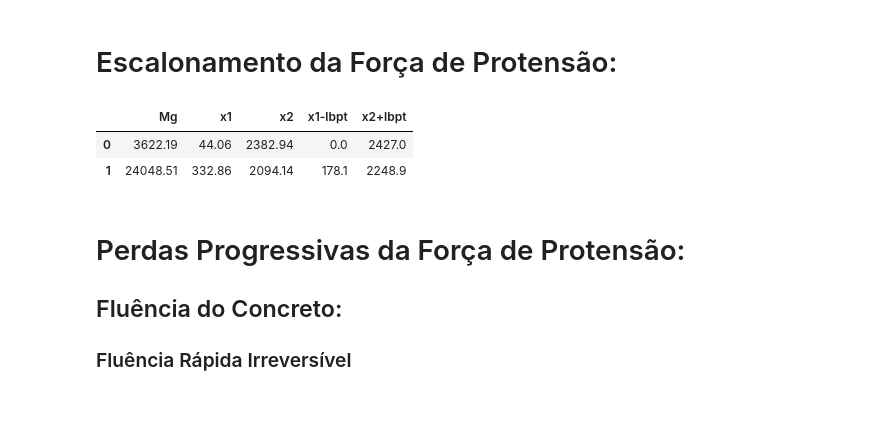
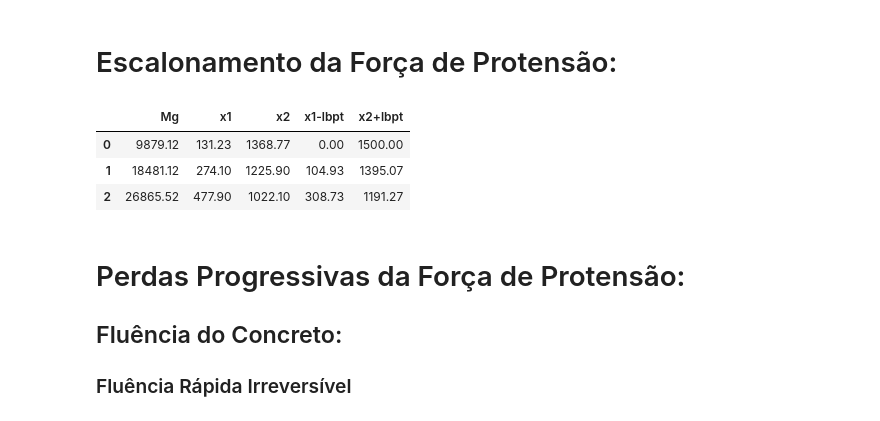
Before and after one commit to GarciaGabe/eng, a Jupyter notebook: Viga Protendida.ipynb, the cells around one changed output. Drawn from its saved outputs; the diff is of its cells as text; code cells hidden in the pictures.

```diff
--- a/Viga Protendida.ipynb
+++ b/Viga Protendida.ipynb
@@ -103,7 +103,7 @@ f_ctm = 0.03*(10*f_ck)**(2/3)
 f_ptk = 190
 f_pyd = 148.7
 f_yk = 50
-f_cj = 3.2
+f_cj = 2.8
 
 E_s = 21000
 E_p = 20000
@@ -163,7 +163,7 @@ f_{yd} &= \frac{ f_{yk} }{ 1.15 }  = \frac{ 50 }{ 1.15 } &= 43.48
 %%render 2 short
 
 Q_t0 = 0.000025*Area
-Q_tF = 0.157
+Q_tF = 0.485
 # %% [output]
 \[
 \begin{aligned}
@@ -258,7 +258,7 @@ P_{max} &= \operatorname{min} { \left( P_{1} ,\  P_{2} \right) }  = \operatornam
 
 P = P_max
 phi_1 = 1.52
-A_p1 = 1.43
+A_p1 = 1.4
 
 ## Número de cordoalhas para adotar:
 n = floor(P/(A_p1*sigma_p0))
@@ -431,11 +431,11 @@ n_{s1} &= \left \lfloor \frac{ P_{s1} }{ A_{p1} \cdot \sigma_{p0} } \right \rflo
 
 # Vetor com o número de cordoalhas em cada ponto de escalonamento:
 
-qntCordoalhas = [5,10]
+qntCordoalhas = [8,10,12]
 
 # Vetor com a excentricidade da protensão em cada ponto de escalonamento:
 
-e_p_i = [50.8,48.3]
+e_p_i = [41,41,41]
 # %% [output]
 \[
 \begin{aligned}
@@ -488,35 +489,41 @@ display(tabela1)
 # %%
 M_g = []
 x1 = []
 x2 = []
 x1_anc = []
 x2_anc = []
 
 for i in range(len(qntCordoalhas)):
     M_g.append(round( W_s*( (N_p[i]/Area) -(M_p[i]/W_s) + sigma_ct0),2) )
 
 for i in range(len(qntCordoalhas)):
-    #Bhaskara:
-    x1.append(round( (Vao - ( Vao**2 - 8*M_g[i]/Q_t0 )**0.5)/2  ,2))
-    x2.append(round( (Vao + ( Vao**2 - 8*M_g[i]/Q_t0 )**0.5)/2  ,2))
+    # Bhaskara:
+    # O erro acontece no caso da raiz de delta retornar um número complexo
+    # Ou seja: não há como equilibrar a seção
+    try:
+        x1.append(round( (Vao - ( Vao**2 - 8*M_g[i]/Q_t0 )**0.5)/2  ,2))
+        x2.append(round( (Vao + ( Vao**2 - 8*M_g[i]/Q_t0 )**0.5)/2  ,2))
+    except:
+        print("##   ATENÇÃO!   ##")
+        raise Exception("ERRO: ESCALONAR MELHOR A PROTENSÃO!")
 
 for i in range(len(qntCordoalhas)):
     x1_anc.append(x1[i]-round(l_bpt,2))
     x2_anc.append(x2[i]+round(l_bpt,2))
     if x1_anc[i] < 0:
         x1_anc[i] = 0
     if x2_anc[i] > Vao:
         x2_anc[i] = Vao
 
-
 tabela2 = pd.DataFrame([M_g, x1,x2, x1_anc,x2_anc])
 tabela2 = tabela2.transpose()
 tabela2.rename(columns={0:'Mg',1:'x1',2:'x2',3:'x1-lbpt',4:'x2+lbpt'},inplace = True)
 display(tabela2)
 # %% [output]
 |  | Mg | x1 | x2 | x1-lbpt | x2+lbpt |
-| 0 | 3622.19 | 44.06 | 2382.94 | 0.0 | 2427.0 |
-| 1 | 24048.51 | 332.86 | 2094.14 | 178.1 | 2248.9 |
+| 0 | 9879.12 | 131.23 | 1368.77 | 0.00 | 1500.00 |
+| 1 | 18481.12 | 274.10 | 1225.90 | 104.93 | 1395.07 |
+| 2 | 26865.52 | 477.90 | 1022.10 | 308.73 | 1191.27 |
 # %% [markdown]
 # Perdas Progressivas da Força de Protensão:
 
```
Also changed, not shown: parts of 35 cells of this notebook.
